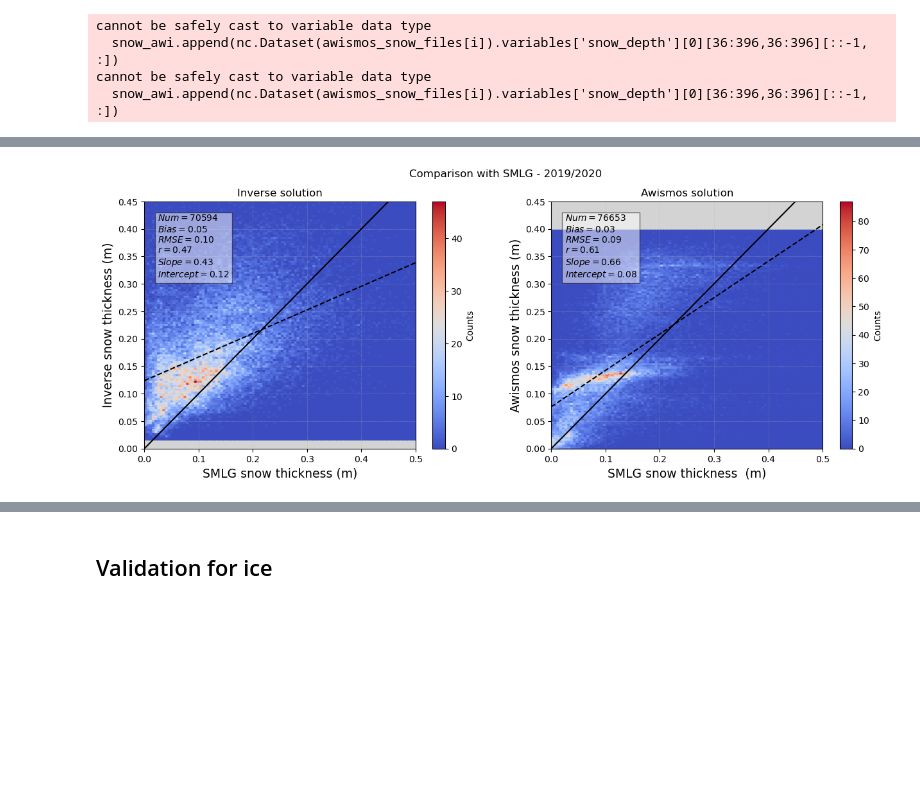
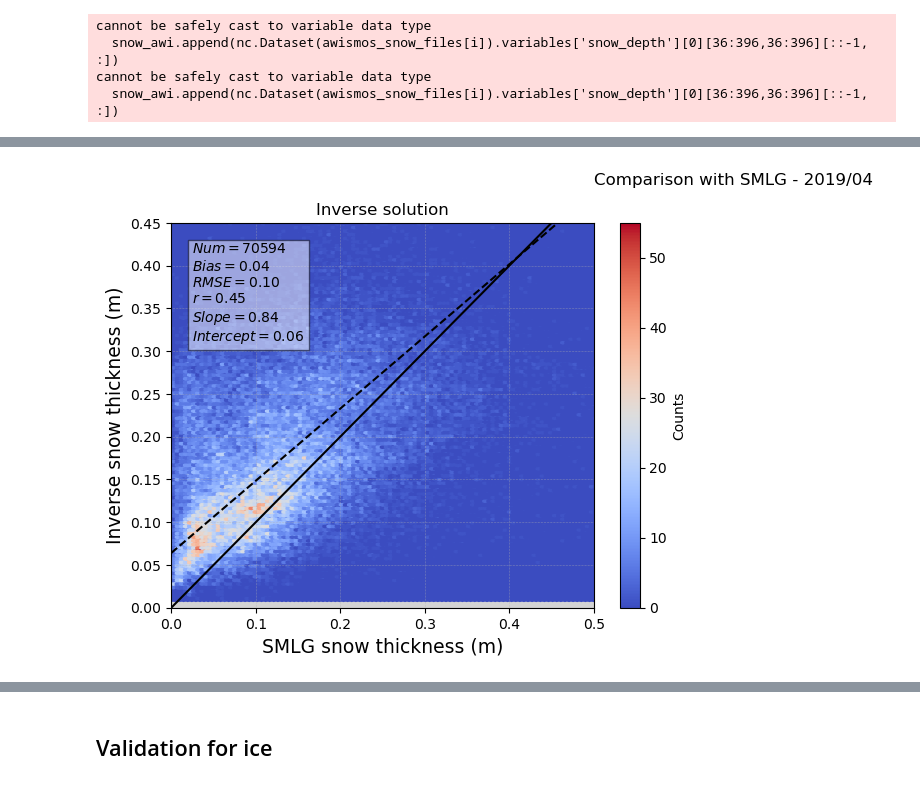
Before and after one commit to Elierb/Bayesian-trans-dimensional-inversion-from-satellite-altimeters-for-Arctic-ice-and-snow-retrievals, a Jupyter notebook: snow_ice/CS_IS_2p_LARM/validation_comparison.ipynb, the cells around one changed output, grey strips where cells are left out. Saved outputs shown, nothing was run; the diff lists cells and outputs as text; code cells hidden in the pictures; blank space fills up the shorter version.

```diff
--- a/snow_ice/CS_IS_2p_LARM/validation_comparison.ipynb
+++ b/snow_ice/CS_IS_2p_LARM/validation_comparison.ipynb
@@ -276,12 +286,12 @@ cs_files = ["/home/erb/masterproject/MSCI_project/snow_ice/carmen/daily_numpys/C
             "/home/erb/masterproject/MSCI_project/snow_ice/carmen/daily_numpys/CS2_LARM/FB_interp_2019-2020_25km_20200415.npy"]
 
 
-inverse_snow_files = ["/home/erb/masterproject/MSCI_project/snow_ice/CS_IS_2p_LARM/results_npy/non_interpolated_input/201911/15tesselationDelaunay_initcell1300_iteration1000000_date_window5j_errorinput_alphacs20.75_hierarchicalno_snow.npy",
-                      "/home/erb/masterproject/MSCI_project/snow_ice/CS_IS_2p_LARM/results_npy/non_interpolated_input/201912/15tesselationDelaunay_initcell1300_iteration1000000_date_window5j_errorinput_alphacs20.75_hierarchicalno_snow.npy",
-                      "/home/erb/masterproject/MSCI_project/snow_ice/CS_IS_2p_LARM/results_npy/non_interpolated_input/202001/15tesselationDelaunay_initcell1300_iteration1000000_date_window5j_errorinput_alphacs20.75_hierarchicalno_snow.npy",
-                      "/home/erb/masterproject/MSCI_project/snow_ice/CS_IS_2p_LARM/results_npy/non_interpolated_input/202002/15tesselationDelaunay_initcell1300_iteration1000000_date_window5j_errorinput_alphacs20.75_hierarchicalno_snow.npy",
-                      "/home/erb/masterproject/MSCI_project/snow_ice/CS_IS_2p_LARM/results_npy/non_interpolated_input/202003/15tesselationDelaunay_initcell1300_iteration1000000_date_window5j_errorinput_alphacs20.75_hierarchicalno_snow.npy",
-                      "/home/erb/masterproject/MSCI_project/snow_ice/CS_IS_2p_LARM/results_npy/non_interpolated_input/202004/15tesselationDelaunay_initcell1300_iteration1000000_date_window5j_errorinput_alphacs20.75_hierarchicalno_snow.npy"]
+inverse_snow_files = ["/home/erb/masterproject/MSCI_project/snow_ice/CS_IS_2p_LARM/results_npy/non_interpolated_input/201911/15tesselationDelaunay_initcell1500_iteration1500000_date_window15j_icedensitymixte_alphacs20.75_hierarchicalno_snow.npy",
+                      "/home/erb/masterproject/MSCI_project/snow_ice/CS_IS_2p_LARM/results_npy/non_interpolated_input/201912/15tesselationDelaunay_initcell1500_iteration1500000_date_window15j_icedensitymixte_alphacs20.75_hierarchicalno_snow.npy",
+                      "/home/erb/masterproject/MSCI_project/snow_ice/CS_IS_2p_LARM/results_npy/non_interpolated_input/202001/15tesselationDelaunay_initcell1500_iteration1500000_date_window15j_icedensitymixte_alphacs20.75_hierarchicalno_snow.npy",
+                      "/home/erb/masterproject/MSCI_project/snow_ice/CS_IS_2p_LARM/results_npy/non_interpolated_input/202002/15tesselationDelaunay_initcell1500_iteration1500000_date_window15j_icedensitymixte_alphacs20.75_hierarchicalno_snow.npy",
+                      "/home/erb/masterproject/MSCI_project/snow_ice/CS_IS_2p_LARM/results_npy/non_interpolated_input/202003/15tesselationDelaunay_initcell1500_iteration1500000_date_window15j_icedensitymixte_alphacs20.75_hierarchicalno_snow.npy",
+                      "/home/erb/masterproject/MSCI_project/snow_ice/CS_IS_2p_LARM/results_npy/non_interpolated_input/202004/15tesselationDelaunay_initcell1500_iteration1500000_date_window15j_icedensitymixte_alphacs20.75_hierarchicalno_snow.npy"]
 
 awismos_snow_files = ['/home/erb/masterproject/MSCI_project/validation_data/awismos/data_awismos_l3c_month/2019/awi-siral-l3c-sithick-cryosat2-rep-nh_25km_ease2-201911-fv2p4.nc',
                       '/home/erb/masterproject/MSCI_project/validation_data/awismos/data_awismos_l3c_month/2019/awi-siral-l3c-sithick-cryosat2-rep-nh_25km_ease2-201912-fv2p4.nc',
@@ -470,8 +445,6 @@ cannot be safely cast to variable data type
 # %%
 snow_inverse =[]
 snow_compare = []
-snow_awismos = []
-snow_compare_awismos = []
 
 DENSITY_WATER = 997.0
 DENSITY_ICE = 917.0
@@ -495,15 +468,9 @@ for i in range(5):
             if not (snow_lg[i].mask[k][j]) and not np.isnan(snow_inverse_data[k][j]):
                 snow_inverse.append(snow_inverse_data[k][j])
                 snow_compare.append(snow_lg[i].data[k][j])
-
-    for k in range(360):
-        for j in range(360):
-            if not (snow_lg[i].mask[k][j]) and not np.isnan(snow_awi[i][k][j]):
-                snow_compare_awismos.append(snow_lg[i].data[k][j])
-                snow_awismos.append(snow_awi[i][k][j])
 # %%
 fig = plt.figure(figsize=(15, 5))
-plt.suptitle('Comparison with SMLG - 2019/2020')
+plt.suptitle('Comparison with SMLG - 2019/04')
 
 plt.subplot(121)
 plt.title('Inverse solution')
@@ -519,73 +486,34 @@ plt.ylabel('Inverse snow thickness (m)', fontsize = 13.5)
 
 ax = plt.gca()
 ax.set_facecolor('lightgrey')
 
 md_snow_inverse, rmse_snow_inverse, r2_snow_inverse, slope, intercept = analyse(snow_inverse, snow_compare)
 r_snow = pearson(snow_compare, snow_inverse)
 
 textstr = '\n'.join((
     rf'$Num = {len(snow_inverse)}$',
     rf'$Bias={md_snow_inverse:.2f}$',
     rf'$RMSE={rmse_snow_inverse:.2f}$',
     #rf'$R^2={r2_snow_inverse:.2f}$',
     rf'$r = {r_snow:.2f}$',
     rf'$Slope = {slope:.2f}$',
     rf'$Intercept = {intercept:.2f}$'
     ))
 box_props = dict(boxstyle='square', facecolor= 'white', alpha=0.5)
 plt.text(0.05, 0.95, textstr, transform=plt.gca().transAxes, fontsize=10,
          verticalalignment='top', bbox=box_props)
 
 # Regression line
+
 x_values = np.array([0,0.8])
 y_values = slope * x_values + intercept
 plt.plot(x_values, y_values, 'k--', label='Linear Regression')
 
+save_fig = 0
 
-plt.subplot(122)
-plt.title('Awismos solution')
-#plt.scatter(snow_compare, snow_inverse, alpha = 0.5)
-plt.hexbin(snow_compare_awismos, snow_awismos, gridsize=200, cmap='coolwarm')
-plt.plot([0,0.8] , [0,0.8], 'k-')
-plt.ylim(0, 0.45)
-plt.xlim(0, 0.5)
-plt.colorbar(label='Counts')
-plt.grid(linestyle='dotted', linewidth ='0.4')
-plt.xlabel('SMLG snow thickness  (m)', fontsize = 13.5)
-plt.ylabel('Awismos snow thickness (m)', fontsize = 13.5)
-
-ax = plt.gca()
-ax.set_facecolor('lightgrey')
-
-md_snow_inverse, rmse_snow_inverse, r2_snow_inverse, slope, intercept = analyse(snow_awismos, snow_compare_awismos)
-r_snow = pearson(snow_compare_awismos, snow_awismos)
-
-slope, intercept = np.polyfit(snow_compare_awismos, snow_awismos, 1)
-
-textstr = '\n'.join((
-    rf'$Num = {len(snow_awismos)}$',
-    rf'$Bias={md_snow_inverse:.2f}$',
-    rf'$RMSE={rmse_snow_inverse:.2f}$',
-    #rf'$R^2={r2_snow_inverse:.2f}$',
-    rf'$r = {r_snow:.2f}$',
-    rf'$Slope = {slope:.2f}$',
-    rf'$Intercept = {intercept:.2f}$'
-    ))
-box_props = dict(boxstyle='square', facecolor= 'white', alpha=0.5)
-plt.text(0.05, 0.95, textstr, transform=plt.gca().transAxes, fontsize=10,
-         verticalalignment='top', bbox=box_props)
-
-# Regression line
-x_values = np.array([0,0.8])
-y_values = slope * x_values + intercept
-plt.plot(x_values, y_values, 'k--', label='Linear Regression')
-
-
-
-
-year = '2019-2020'
+year = '2019/04'
 
 if save_fig == 1 :
     plt.savefig('/home/erb/masterproject/MSCI_project/snow_ice/CS_IS_2p_LARM/validation/non_interpolated/validation_SMLG' + year + '.png')
 # %% [output]
-[figure, old version]
+[figure, new version]
```
Also changed, not shown: parts of 5 cells of this notebook.
